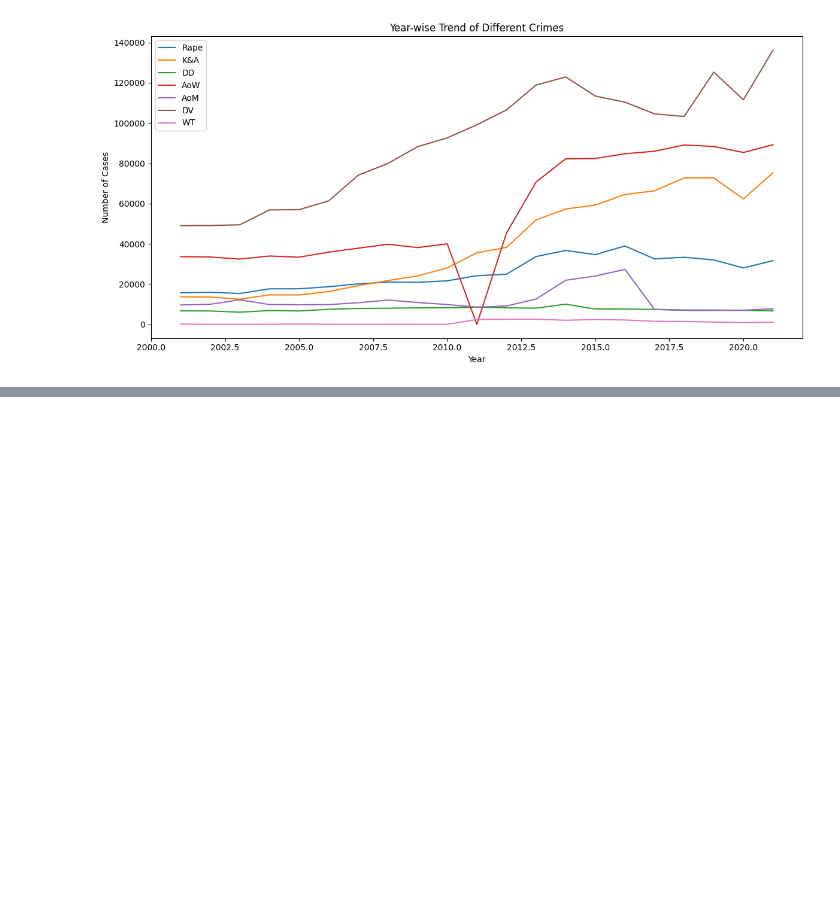
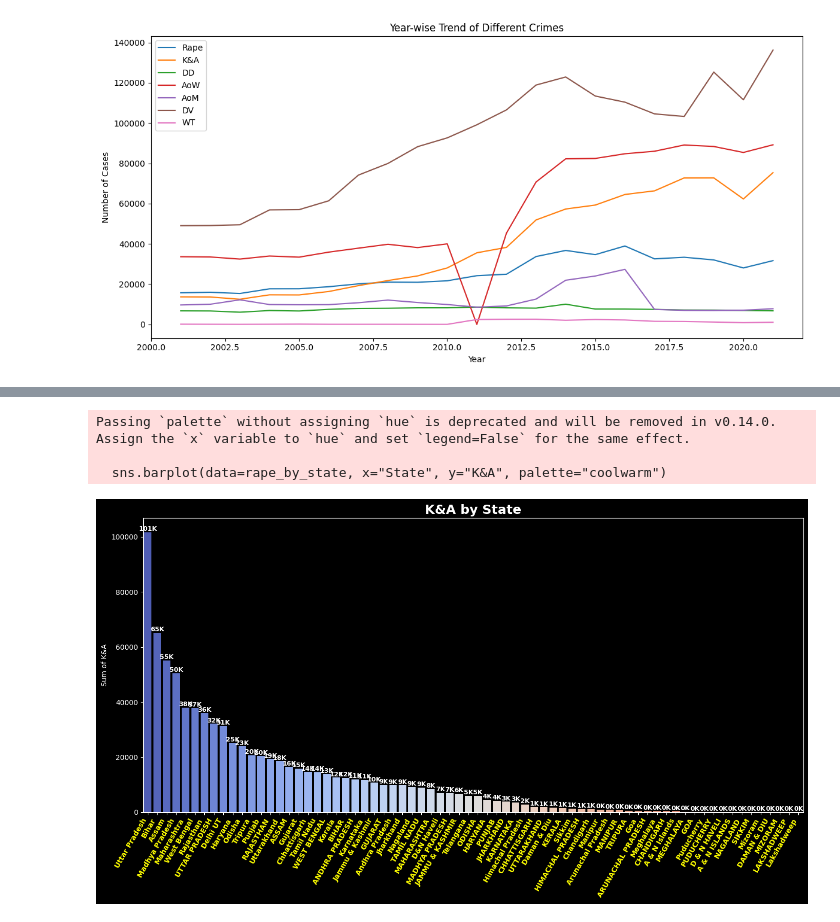
Before and after one commit to AakashShah07/Crime_priction_system, a Jupyter notebook: new.ipynb, the cells around one changed output, grey strips where cells are left out. Cells and saved outputs as stored; diff of their text form; code cells hidden in the pictures; blank space fills up the shorter version.

```diff
--- a/new.ipynb
+++ b/new.ipynb
@@ -97,0 +157,27 @@ plt.show()
+# %%
+# Group by State
+rape_by_state = data.groupby("State")["K&A"].sum().reset_index().sort_values(by="K&A", ascending=False)
+
+# Plot
+plt.figure(figsize=(14, 8))
+sns.barplot(data=rape_by_state, x="State", y="K&A", palette="coolwarm")
+
+# Add values on top
+for i in range(len(rape_by_state)):
+    plt.text(i, rape_by_state["K&A"].values[i]+500,
+             f"{rape_by_state['K&A'].values[i]//1000}K",
+             ha='center', fontsize=9, weight='bold', color='white')
+
+plt.title("K&A by State", fontsize=18, weight='bold')
+plt.xlabel("")
+plt.ylabel("Sum of K&A")
+plt.xticks(rotation=60, ha='right', fontsize=10, weight='bold', color='yellow')
+plt.yticks(color='white')
+plt.style.use("dark_background")
+plt.tight_layout()
+plt.show()
+# %% [output]
+Passing `palette` without assigning `hue` is deprecated and will be removed in v0.14.0. Assign the `x` variable to `hue` and set `legend=False` for the same effect.
+
+  sns.barplot(data=rape_by_state, x="State", y="K&A", palette="coolwarm")
+[figure, added]
```
Also changed, not shown: parts of 6 cells of this notebook.
